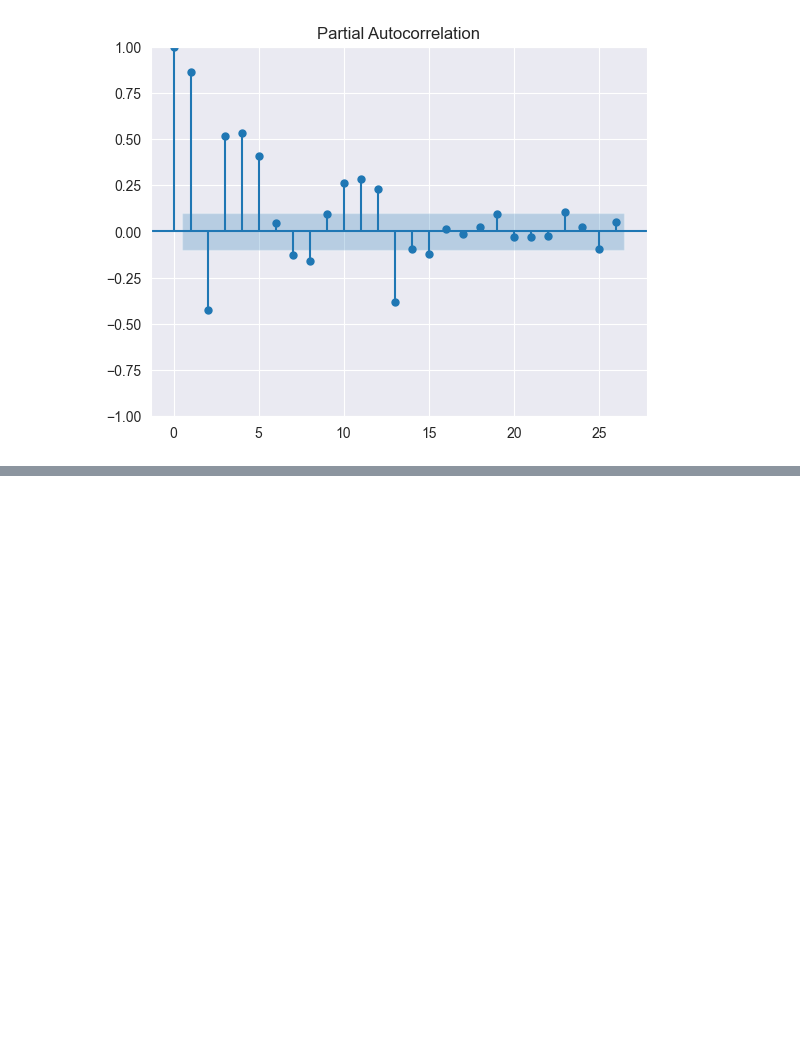
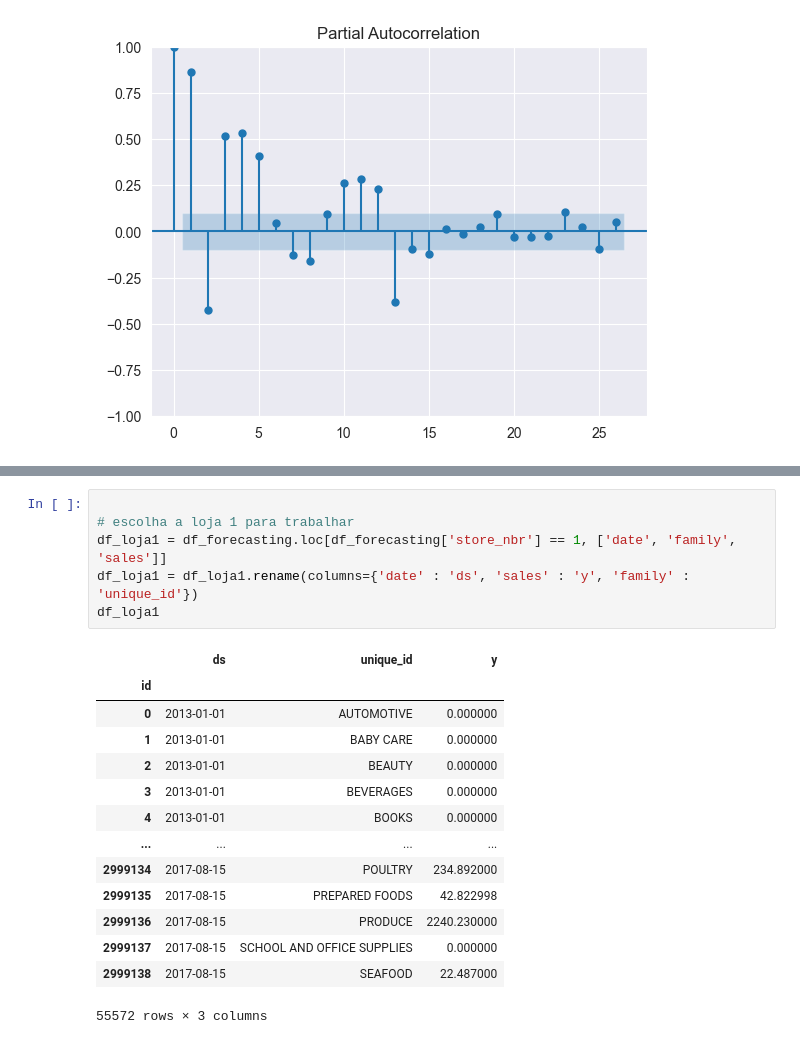
Before and after one commit to camimq/machine_learning_and_time_series, a Jupyter notebook: 03_analise_de_series_temporais/notebooks/aula5_modelando_e_realizando_o_forecasting.ipynb, the cells around one changed output, grey strips where cells are left out. Drawn from its saved outputs; the diff is of its cells as text; blank space fills up the shorter version.

```diff
--- a/03_analise_de_series_temporais/notebooks/aula5_modelando_e_realizando_o_forecasting.ipynb
+++ b/03_analise_de_series_temporais/notebooks/aula5_modelando_e_realizando_o_forecasting.ipynb
@@ -246,0 +286,21 @@ plt.show()
+# %%
+
+# escolha a loja 1 para trabalhar
+df_loja1 = df_forecasting.loc[df_forecasting['store_nbr'] == 1, ['date', 'family', 'sales']]
+df_loja1 = df_loja1.rename(columns={'date' : 'ds', 'sales' : 'y', 'family' : 'unique_id'})
+df_loja1
+# %% [output]
+|  | ds | unique_id | y |
+| id |  |  |  |
+| 0 | 2013-01-01 | AUTOMOTIVE | 0.000000 |
+| 1 | 2013-01-01 | BABY CARE | 0.000000 |
+| 2 | 2013-01-01 | BEAUTY | 0.000000 |
+| 3 | 2013-01-01 | BEVERAGES | 0.000000 |
+| 4 | 2013-01-01 | BOOKS | 0.000000 |
+| ... | ... | ... | ... |
+| 2999134 | 2017-08-15 | POULTRY | 234.892000 |
+| 2999135 | 2017-08-15 | PREPARED FOODS | 42.822998 |
+| 2999136 | 2017-08-15 | PRODUCE | 2240.230000 |
+| 2999137 | 2017-08-15 | SCHOOL AND OFFICE SUPPLIES | 0.000000 |
+| 2999138 | 2017-08-15 | SEAFOOD | 22.487000 |
+55572 rows × 3 columns
```
Also changed, not shown: parts of 4 cells of this notebook.
